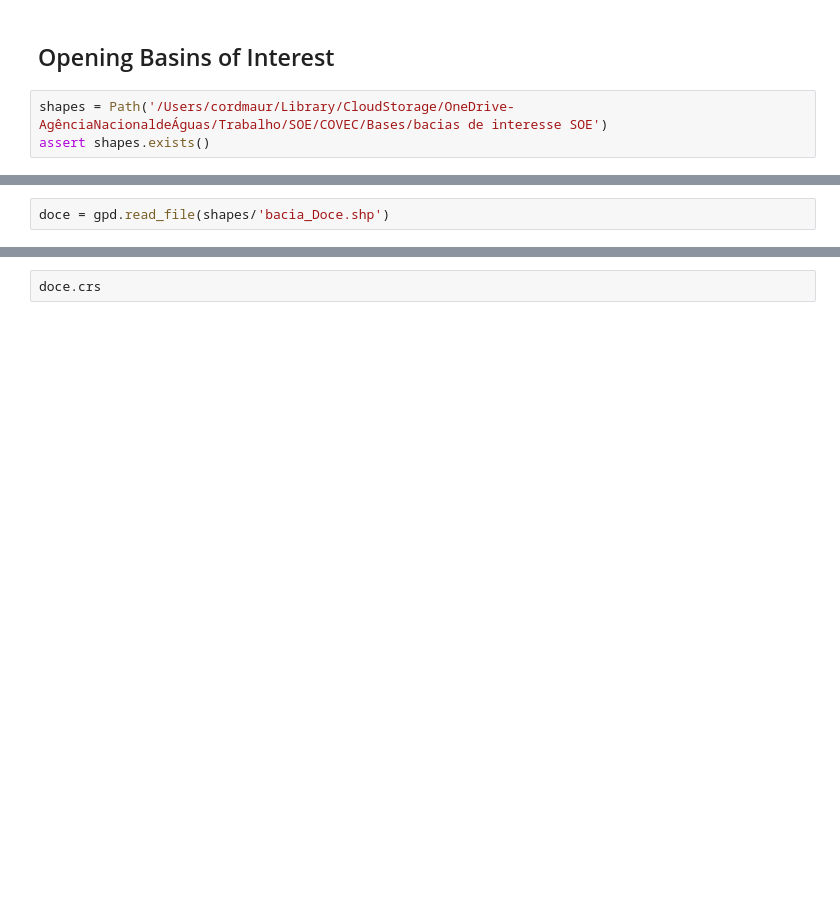
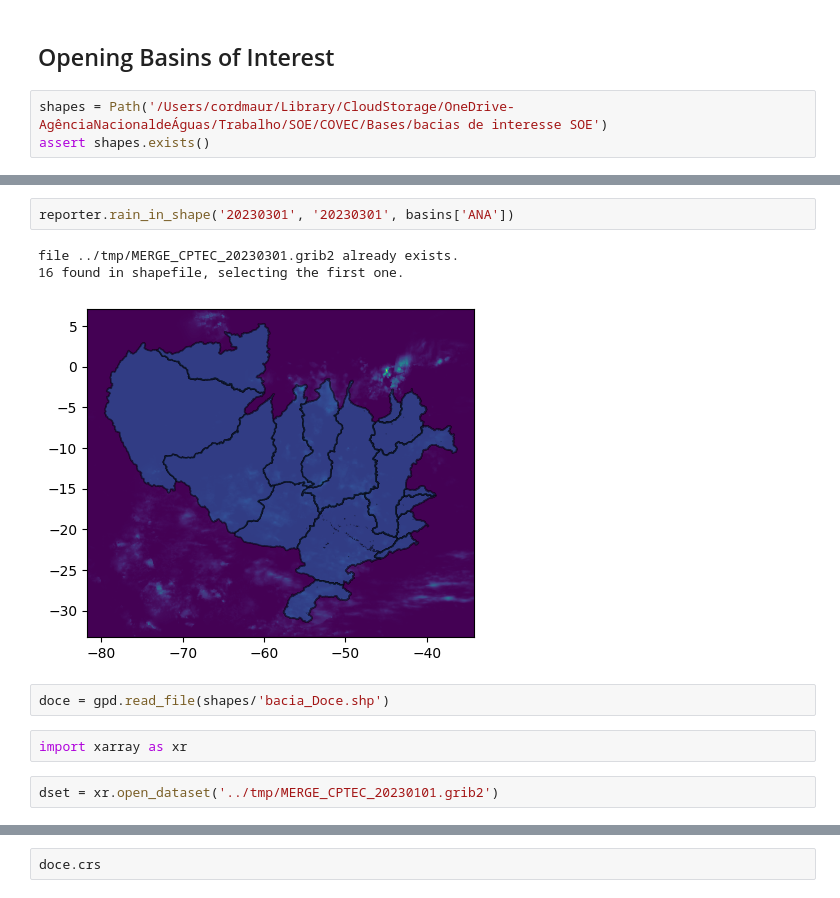
Before and after one commit to cordmaur/INPERainDownloader, a Jupyter notebook: nbs/02-ReportGenerator.ipynb, the cells around one changed output, grey strips where cells are left out. Saved outputs shown, nothing was run; the diff lists cells and outputs as text; blank space fills up the shorter version.

```diff
--- a/nbs/02-ReportGenerator.ipynb
+++ b/nbs/02-ReportGenerator.ipynb
@@ -50,2 +79,12 @@ assert shapes.exists()
+# %%
+reporter.rain_in_shape('20230301', '20230301', basins['ANA'])
+# %% [output]
+file ../tmp/MERGE_CPTEC_20230301.grib2 already exists.
+16 found in shapefile, selecting the first one.
+[figure, added]
 # %%
 doce = gpd.read_file(shapes/'bacia_Doce.shp')
+# %%
+import xarray as xr
+# %%
+dset = xr.open_dataset('../tmp/MERGE_CPTEC_20230101.grib2')
```
Also changed, not shown: parts of 17 cells of this notebook, 3 other files.
